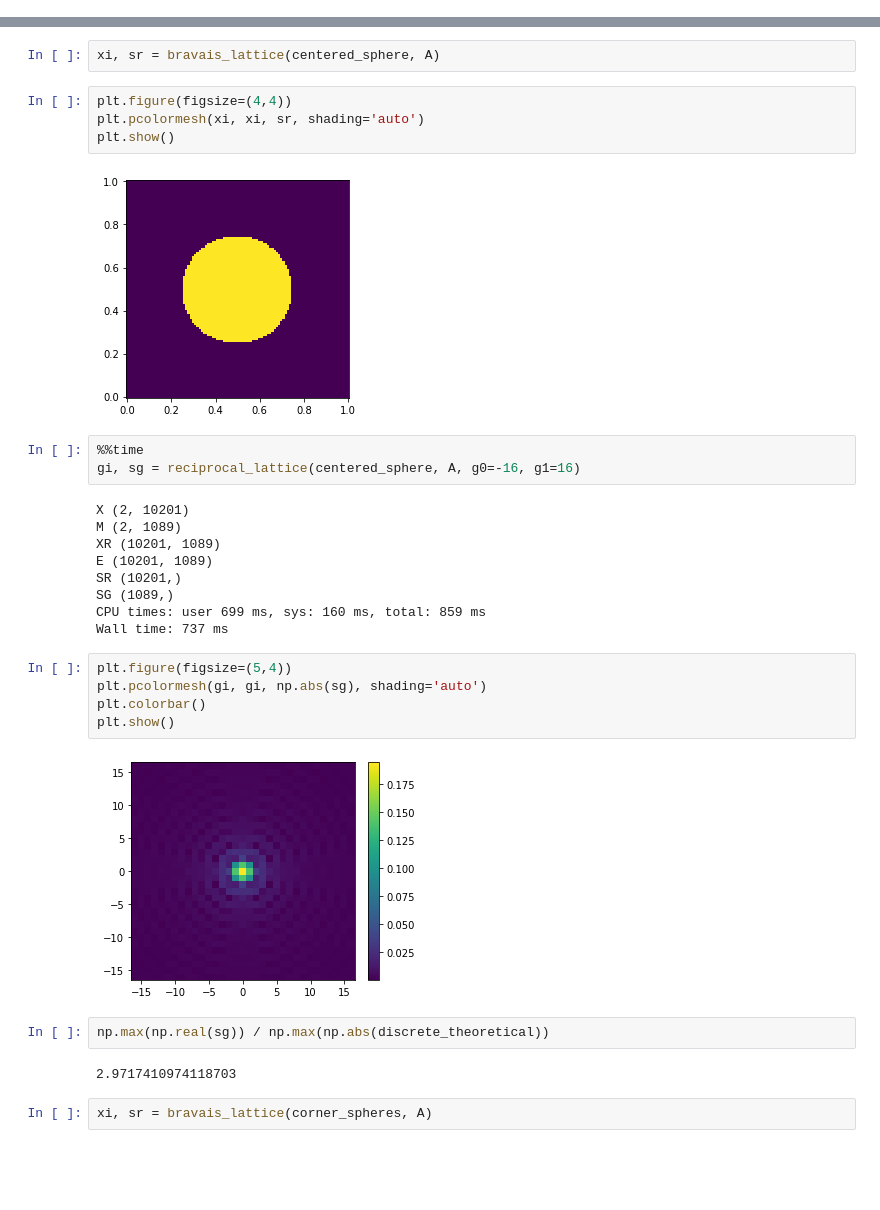
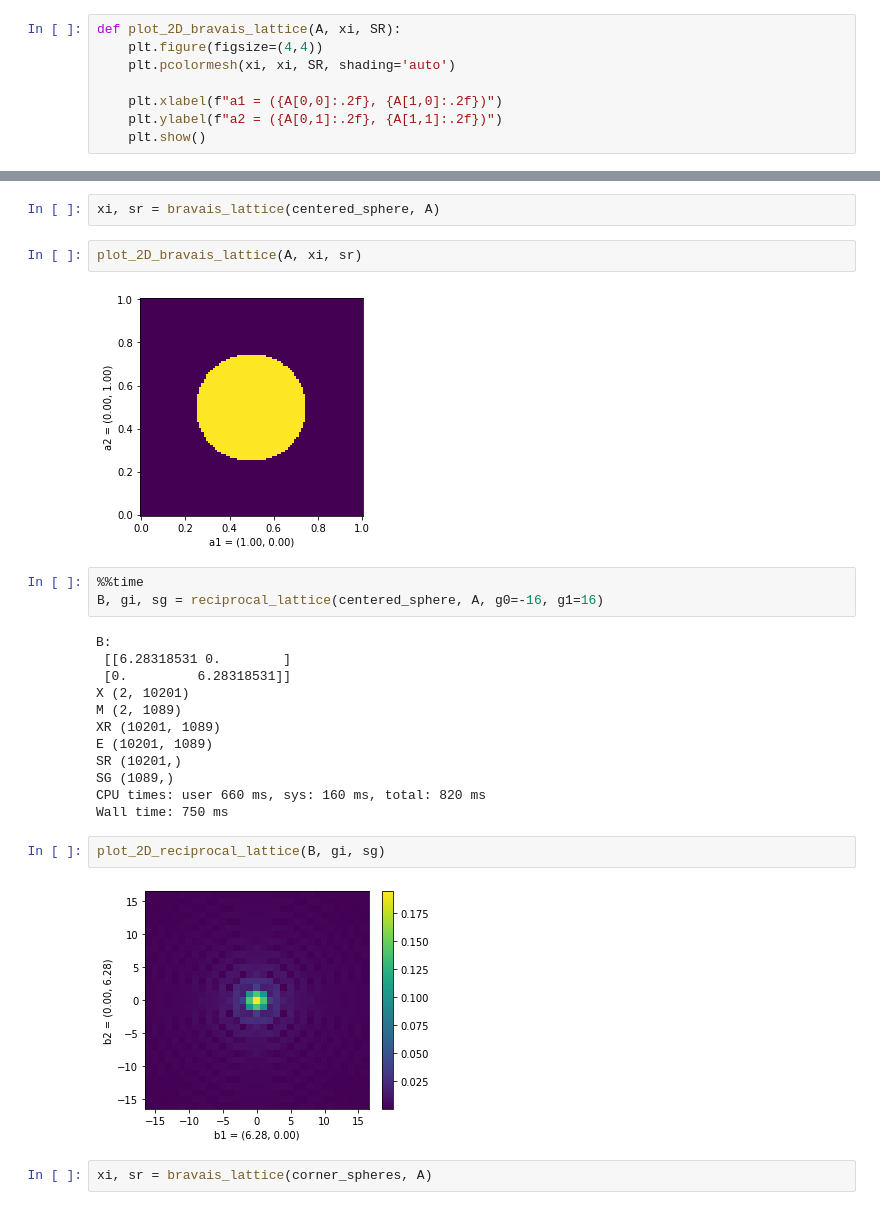
Before and after one commit to markus7800/VoxelNet, a Jupyter notebook: voxelization.ipynb, the cells around one changed output, grey strips where cells are left out. Cells and saved outputs as stored; diff of their text form; blank space fills up the shorter version.

Commit message:
plotting functions

```diff
--- a/voxelization.ipynb
+++ b/voxelization.ipynb
@@ -388,0 +407,8 @@ def reciprocal_lattice(s, A, n=101, g0=-16, g1=16, d=2):
+# %%
+def plot_2D_bravais_lattice(A, xi, SR):
+    plt.figure(figsize=(4,4))
+    plt.pcolormesh(xi, xi, SR, shading='auto')
+
+    plt.xlabel(f"a1 = ({A[0,0]:.2f}, {A[1,0]:.2f})")
+    plt.ylabel(f"a2 = ({A[0,1]:.2f}, {A[1,1]:.2f})")
+    plt.show()
@@ -394,34 +429,28 @@ array([[1., 0.],
        [0., 1.]])
 # %%
 xi, sr = bravais_lattice(centered_sphere, A)
-# %%
-plt.figure(figsize=(4,4))
-plt.pcolormesh(xi, xi, sr, shading='auto')
-plt.show()
-# %% [output]
-[figure, removed]
+# %%
+plot_2D_bravais_lattice(A, xi, sr)
+# %% [output]
+[figure, added]
 # %%
 %%time
-gi, sg = reciprocal_lattice(centered_sphere, A, g0=-16, g1=16)
+B, gi, sg = reciprocal_lattice(centered_sphere, A, g0=-16, g1=16)
 # %% [output]
+B:
+ [[6.28318531 0.        ]
+ [0.         6.28318531]]
 X (2, 10201)
 M (2, 1089)
 XR (10201, 1089)
 E (10201, 1089)
 SR (10201,)
 SG (1089,)
-CPU times: user 699 ms, sys: 160 ms, total: 859 ms
-Wall time: 737 ms
+CPU times: user 660 ms, sys: 160 ms, total: 820 ms
+Wall time: 750 ms
-# %%
-plt.figure(figsize=(5,4))
-plt.pcolormesh(gi, gi, np.abs(sg), shading='auto')
-plt.colorbar()
-plt.show()
-# %% [output]
-[figure, removed]
-# %%
-np.max(np.real(sg)) / np.max(np.abs(discrete_theoretical))
-# %% [output]
-2.9717410974118703
+# %%
+plot_2D_reciprocal_lattice(B, gi, sg)
+# %% [output]
+[figure, added]
 # %%
 xi, sr = bravais_lattice(corner_spheres, A)
```
Also changed, not shown: parts of 21 cells of this notebook.
